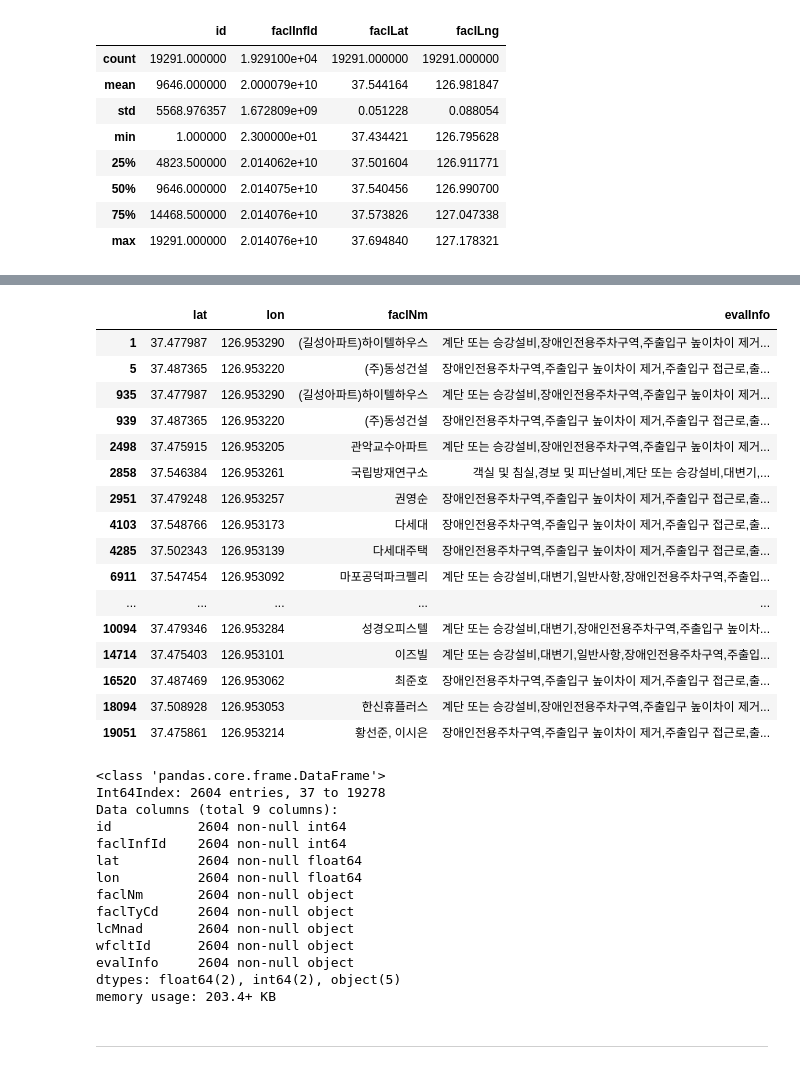
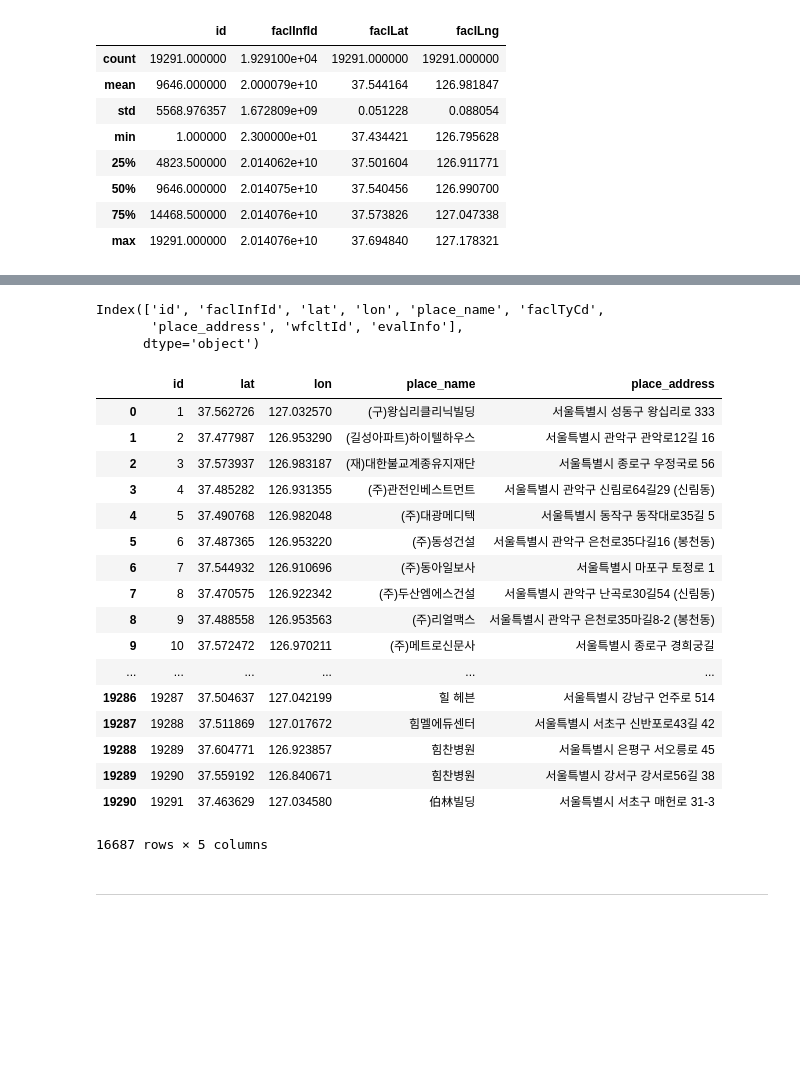
Before and after one commit to BigDataCampus/fresh, a Jupyter notebook: 중복확인하기.ipynb, the cells around one changed output, grey strips where cells are left out. Drawn from its saved outputs; the diff is of its cells as text; code cells hidden in the pictures; blank space fills up the shorter version.

```diff
--- a/중복확인하기.ipynb
+++ b/중복확인하기.ipynb
@@ -8,5 +8,5 @@ cur = conn.cursor()
 
 result = cur.execute("select * from facilities")
 # %%
-df = pd.read_sql_query("SELECT * FROM facilities", conn)  #19291
+hj = pd.read_sql_query("SELECT * FROM facilities", conn)  #19291
 # %%
@@ -46,3 +41,4 @@ df.sample()
 # %%
-df.rename(columns = {'faclLat':'lat','faclLng':'lon'}, inplace = True)
+hj.rename(columns = {'faclLat':'lat','faclLng':'lon'}, inplace = True)
+hj.rename(columns = {'faclNm' : 'place_name','lcMnad':'place_address' }, inplace = True)
 # %%
@@ -53 +49,3 @@ Index(['id', 'faclInfId', 'lat', 'lon', 'faclNm', 'faclTyCd', 'lcMnad',
       dtype='object')
+# %%
+hj.drop_duplicates(subset=['lat','lon'],inplace=True)
@@ -54,44 +69,34 @@ Index(['id', 'faclInfId', 'lat', 'lon', 'faclNm', 'faclTyCd', 'lcMnad',
+# %%
+hj.columns
+# %% [output]
+Index(['id', 'faclInfId', 'lat', 'lon', 'place_name', 'faclTyCd',
+       'place_address', 'wfcltId', 'evalInfo'],
+      dtype='object')
+# %%
+hjs = hj[['id','lat','lon','place_name','place_address']]
+# %%
+hjs
+# %% [output]
+|  | id | lat | lon | place_name | place_address |
+| 0 | 1 | 37.562726 | 127.032570 | (구)왕십리클리닉빌딩 | 서울특별시 성동구 왕십리로 333 |
+| 1 | 2 | 37.477987 | 126.953290 | (길성아파트)하이텔하우스 | 서울특별시 관악구 관악로12길 16 |
+| 2 | 3 | 37.573937 | 126.983187 | (재)대한불교계종유지재단 | 서울특별시 종로구 우정국로 56 |
+| 3 | 4 | 37.485282 | 126.931355 | (주)관전인베스트먼트 | 서울특별시 관악구 신림로64길29 (신림동) |
+| 4 | 5 | 37.490768 | 126.982048 | (주)대광메디텍 | 서울특별시 동작구 동작대로35길 5 |
+| 5 | 6 | 37.487365 | 126.953220 | (주)동성건설 | 서울특별시 관악구 은천로35다길16 (봉천동) |
+| 6 | 7 | 37.544932 | 126.910696 | (주)동아일보사 | 서울특별시 마포구 토정로 1 |
+| 7 | 8 | 37.470575 | 126.922342 | (주)두산엠에스건설 | 서울특별시 관악구 난곡로30길54 (신림동) |
+| 8 | 9 | 37.488558 | 126.953563 | (주)리얼맥스 | 서울특별시 관악구 은천로35마길8-2 (봉천동) |
+| 9 | 10 | 37.572472 | 126.970211 | (주)메트로신문사 | 서울특별시 종로구 경희궁길 |
+| ... | ... | ... | ... | ... | ... |
+| 19286 | 19287 | 37.504637 | 127.042199 | 힐 헤븐 | 서울특별시 강남구 언주로 514 |
+| 19287 | 19288 | 37.511869 | 127.017672 | 힘멜에듀센터 | 서울특별시 서초구 신반포로43길 42 |
+| 19288 | 19289 | 37.604771 | 126.923857 | 힘찬병원 | 서울특별시 은평구 서오릉로 45 |
+| 19289 | 19290 | 37.559192 | 126.840671 | 힘찬병원 | 서울특별시 강서구 강서로56길 38 |
+| 19290 | 19291 | 37.463629 | 127.034580 | 伯林빌딩 | 서울특별시 서초구 매헌로 31-3 |
+16687 rows × 5 columns
 # %%
-df[['lat','lon','faclNm','evalInfo']][(df.lon>126.95300)&(df.lon<126.95330)]
+#df[['lat','lon','faclNm','evalInfo']][(df.lon>126.95300)&(df.lon<126.95330)]
-# %% [output]
-|  | lat | lon | faclNm | evalInfo |
-| 1 | 37.477987 | 126.953290 | (길성아파트)하이텔하우스 | 계단 또는 승강설비,장애인전용주차구역,주출입구 높이차이 제거... |
-| 5 | 37.487365 | 126.953220 | (주)동성건설 | 장애인전용주차구역,주출입구 높이차이 제거,주출입구 접근로,출... |
-| 935 | 37.477987 | 126.953290 | (길성아파트)하이텔하우스 | 계단 또는 승강설비,장애인전용주차구역,주출입구 높이차이 제거... |
-| 939 | 37.487365 | 126.953220 | (주)동성건설 | 장애인전용주차구역,주출입구 높이차이 제거,주출입구 접근로,출... |
-| 2498 | 37.475915 | 126.953205 | 관악교수아파트 | 계단 또는 승강설비,장애인전용주차구역,주출입구 높이차이 제거... |
-| 2858 | 37.546384 | 126.953261 | 국립방재연구소 | 객실 및 침실,경보 및 피난설비,계단 또는 승강설비,대변기,... |
-| 2951 | 37.479248 | 126.953257 | 권영순 | 장애인전용주차구역,주출입구 높이차이 제거,주출입구 접근로,출... |
-| 4103 | 37.548766 | 126.953173 | 다세대 | 장애인전용주차구역,주출입구 높이차이 제거,주출입구 접근로,출... |
-| 4285 | 37.502343 | 126.953139 | 다세대주택 | 장애인전용주차구역,주출입구 높이차이 제거,주출입구 접근로,출... |
-| 6911 | 37.547454 | 126.953092 | 마포공덕파크펠리 | 계단 또는 승강설비,대변기,일반사항,장애인전용주차구역,주출입... |
-| ... | ... | ... | ... | ... |
-| 10094 | 37.479346 | 126.953284 | 성경오피스텔 | 계단 또는 승강설비,대변기,장애인전용주차구역,주출입구 높이차... |
-| 14714 | 37.475403 | 126.953101 | 이즈빌 | 계단 또는 승강설비,대변기,일반사항,장애인전용주차구역,주출입... |
-| 16520 | 37.487469 | 126.953062 | 최준호 | 장애인전용주차구역,주출입구 높이차이 제거,주출입구 접근로,출... |
-| 18094 | 37.508928 | 126.953053 | 한신휴플러스 | 계단 또는 승강설비,장애인전용주차구역,주출입구 높이차이 제거... |
-| 19051 | 37.475861 | 126.953214 | 황선준, 이시은 | 장애인전용주차구역,주출입구 높이차이 제거,주출입구 접근로,출... |
-# %%
-hj = df.duplicated(subset=["lat","lon"])
-
-hj_joongbok =df[hj] # 혜정씨 중복된 데이터
-
-hj_joongbok.info() #2604개의 중복
-# %% [output]
-<class 'pandas.core.frame.DataFrame'>
-Int64Index: 2604 entries, 37 to 19278
-Data columns (total 9 columns):
-id           2604 non-null int64
-faclInfId    2604 non-null int64
-lat          2604 non-null float64
-lon          2604 non-null float64
-faclNm       2604 non-null object
-faclTyCd     2604 non-null object
-lcMnad       2604 non-null object
-wfcltId      2604 non-null object
-evalInfo     2604 non-null object
-dtypes: float64(2), int64(2), object(5)
-memory usage: 203.4+ KB
 # %% [markdown]
 -----
 # %% [markdown]
```
Also changed, not shown: parts of 57 cells of this notebook.
